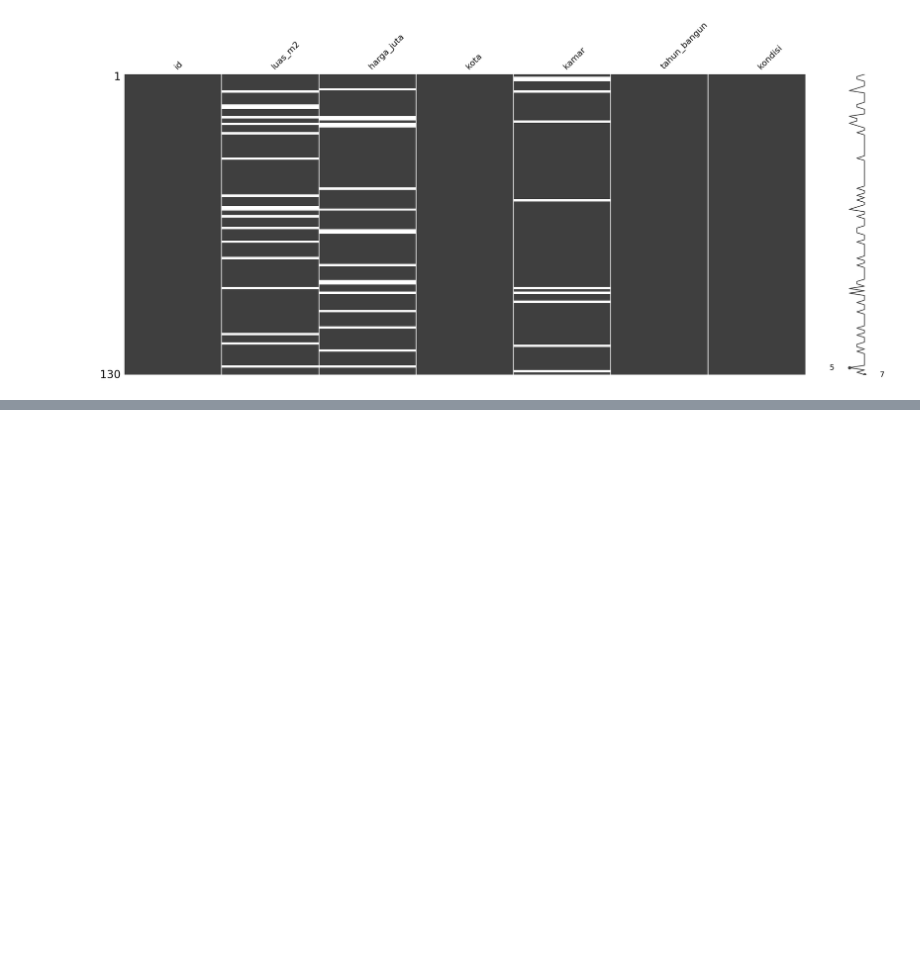
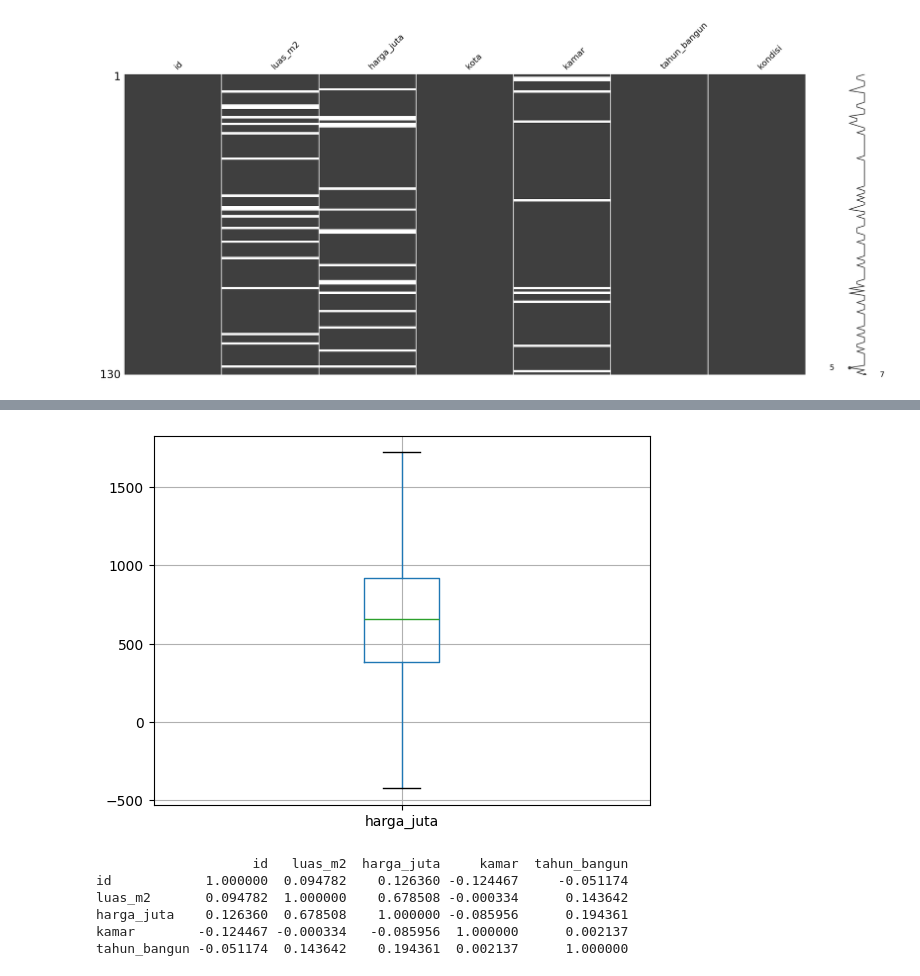
Before and after one commit to mashan275/data-science-2024, a Jupyter notebook: Pertemuan3_Hasta_satriya_240401010207.ipynb, the cells around one changed output, grey strips where cells are left out. Saved outputs shown, nothing was run; the diff lists cells and outputs as text; code cells hidden in the pictures; blank space fills up the shorter version.

```diff
--- a/Pertemuan3_Hasta_satriya_240401010207.ipynb
+++ b/Pertemuan3_Hasta_satriya_240401010207.ipynb
@@ -466,0 +514,15 @@ SEMUA PROSES DATA CLEANING SELESAI
+# %%
+df.boxplot(column=['harga_juta'])
+
+plt.show()
+# %% [output]
+[figure, added]
+# %%
+print(df.corr(numeric_only=True))
+# %% [output]
+                    id   luas_m2  harga_juta     kamar  tahun_bangun
+id            1.000000  0.094782    0.126360 -0.124467     -0.051174
+luas_m2       0.094782  1.000000    0.678508 -0.000334      0.143642
+harga_juta    0.126360  0.678508    1.000000 -0.085956      0.194361
+kamar        -0.124467 -0.000334   -0.085956  1.000000      0.002137
+tahun_bangun -0.051174  0.143642    0.194361  0.002137      1.000000
```
Also changed, not shown: parts of 4 cells of this notebook.
